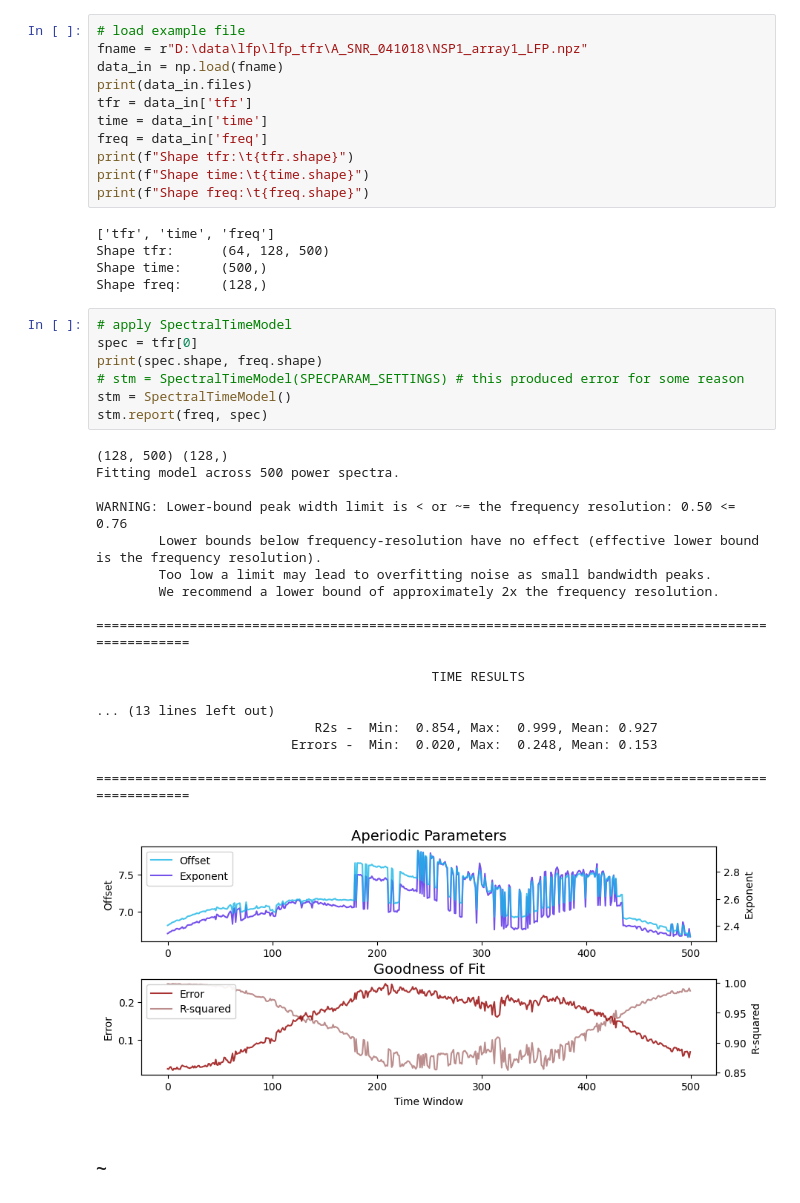
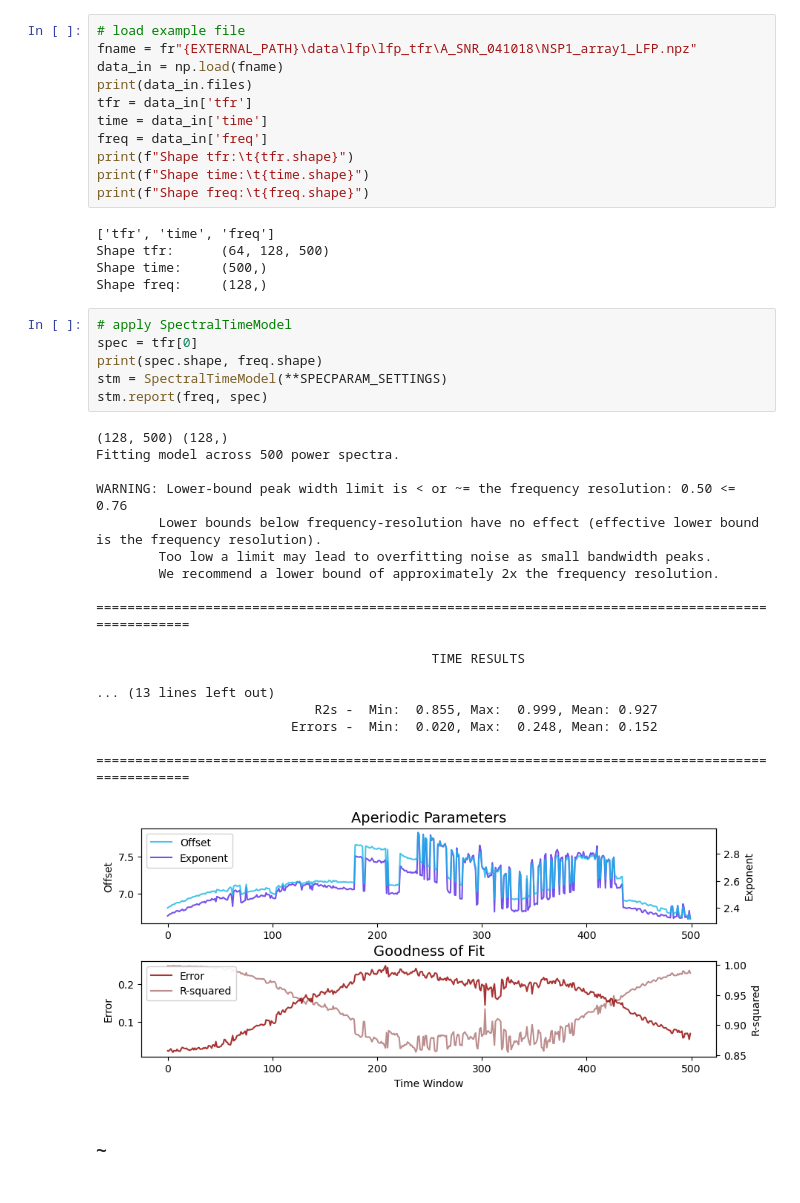
Before and after one commit to voytekresearch/v1_v4_1024_elec, a Jupyter notebook: notebooks/development/explore_spectralTimeModel.ipynb, the cells around one changed output. Drawn from its saved outputs; the diff is of its cells as text.

Commit message:
include specparam settings to SpectralTimeModel

```diff
--- a/notebooks/development/explore_spectralTimeModel.ipynb
+++ b/notebooks/development/explore_spectralTimeModel.ipynb
@@ -34,7 +31,7 @@ from settings import SPECPARAM_SETTINGS
 ## Main
 # %%
 # load example file
-fname = r"D:\data\lfp\lfp_tfr\A_SNR_041018\NSP1_array1_LFP.npz"
+fname = fr"{EXTERNAL_PATH}\data\lfp\lfp_tfr\A_SNR_041018\NSP1_array1_LFP.npz"
 data_in = np.load(fname)
 print(data_in.files)
 tfr = data_in['tfr']
@@ -51,28 +48,27 @@ Shape freq:     (128,)
 # %%
 # apply SpectralTimeModel
 spec = tfr[0]
 print(spec.shape, freq.shape)
-# stm = SpectralTimeModel(SPECPARAM_SETTINGS) # this produced error for some reason
-stm = SpectralTimeModel()
+stm = SpectralTimeModel(**SPECPARAM_SETTINGS)
 stm.report(freq, spec)
 # %% [output]
 (128, 500) (128,)
 Fitting model across 500 power spectra.
 
 WARNING: Lower-bound peak width limit is < or ~= the frequency resolution: 0.50 <= 0.76
         Lower bounds below frequency-resolution have no effect (effective lower bound is the frequency resolution).
         Too low a limit may lead to overfitting noise as small bandwidth peaks.
         We recommend a lower bound of approximately 2x the frequency resolution.
 
 ==================================================================================================
 
                                            TIME RESULTS
 
 ... (13 lines left out)
-                            R2s -  Min:  0.854, Max:  0.999, Mean: 0.927
-                         Errors -  Min:  0.020, Max:  0.248, Mean: 0.153
+                            R2s -  Min:  0.855, Max:  0.999, Mean: 0.927
+                         Errors -  Min:  0.020, Max:  0.248, Mean: 0.152
 
 ==================================================================================================
-[figure, old version]
+[figure, new version]
 # %% [markdown]
 ### ~
```
Also changed, not shown: parts of 1 cell of this notebook.
